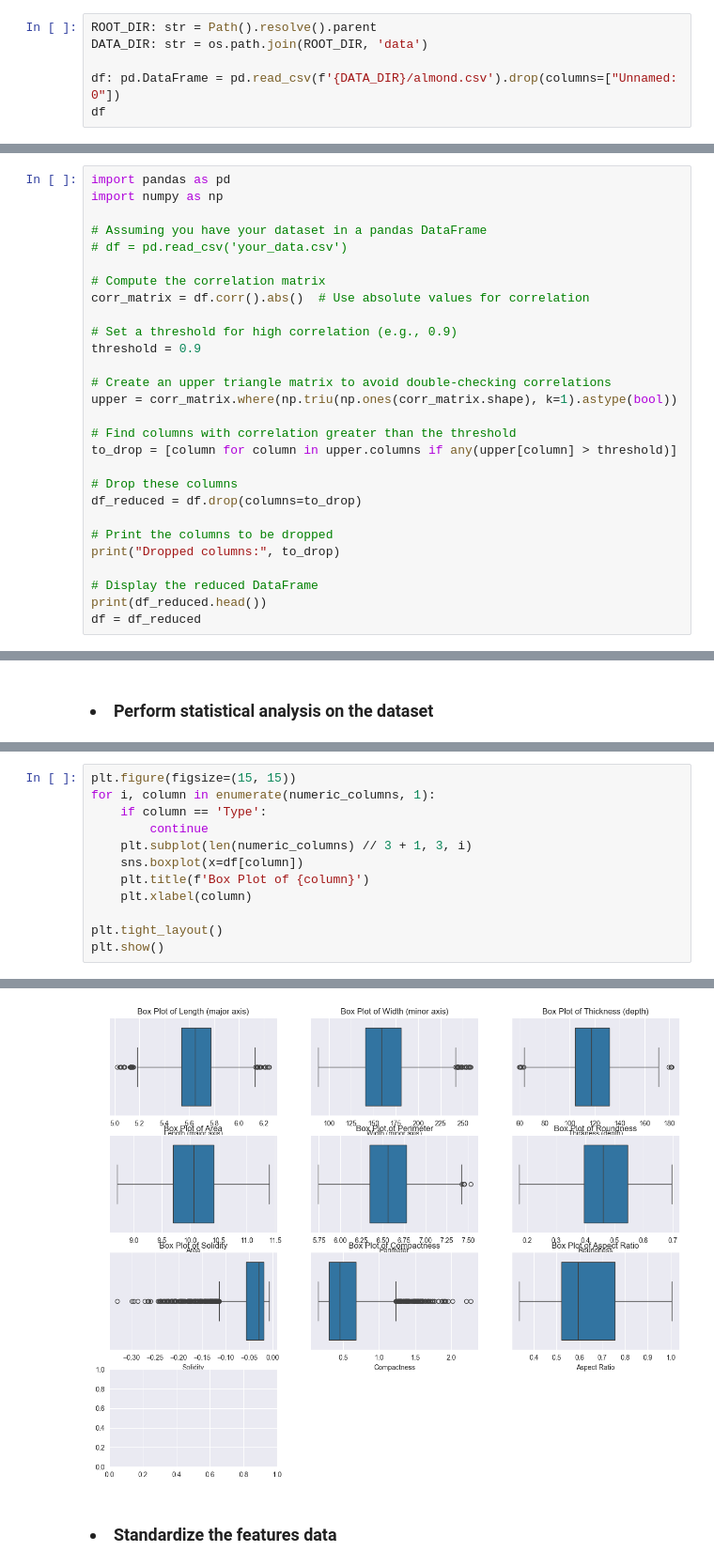
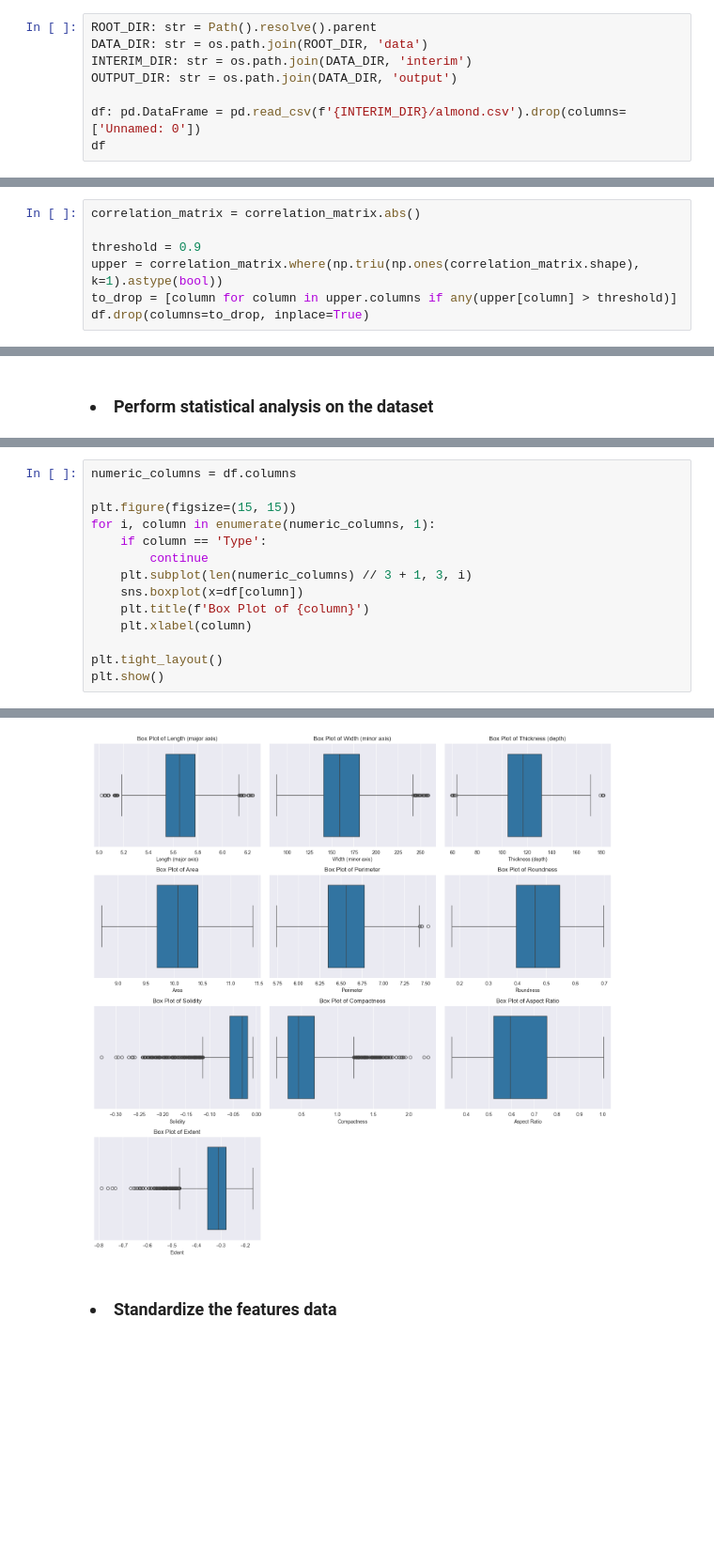
Before and after one commit to idzingirai/hybrid-learning-in-neural-networks-for-almond-classification, a Jupyter notebook: notebook/u20536951.ipynb, the cells around one changed output, grey strips where cells are left out. Shown at 94% size. Saved outputs shown, nothing was run; the diff lists cells and outputs as text; blank space fills up the shorter version.

```diff
--- a/notebook/u20536951.ipynb
+++ b/notebook/u20536951.ipynb
@@ -113,8 +118,10 @@ Using cuda device
 # %%
 ROOT_DIR: str = Path().resolve().parent
 DATA_DIR: str = os.path.join(ROOT_DIR, 'data')
+INTERIM_DIR: str = os.path.join(DATA_DIR, 'interim')
+OUTPUT_DIR: str = os.path.join(DATA_DIR, 'output')
 
-df: pd.DataFrame = pd.read_csv(f'{DATA_DIR}/almond.csv').drop(columns=["Unnamed: 0"])
+df: pd.DataFrame = pd.read_csv(f'{INTERIM_DIR}/almond.csv').drop(columns=['Unnamed: 0'])
 df
 # %% [output]
 |  | Length (major axis) | Width (minor axis) | Thickness (depth) | Area | Perimeter | Roundness | Solidity | ... |
@@ -378,28 +375,7 @@ plt.show()
 # %%
-import pandas as pd
-import numpy as np
+correlation_matrix = correlation_matrix.abs()
 
-# Assuming you have your dataset in a pandas DataFrame
-# df = pd.read_csv('your_data.csv')
-
-# Compute the correlation matrix
-corr_matrix = df.corr().abs()  # Use absolute values for correlation
-
-# Set a threshold for high correlation (e.g., 0.9)
 threshold = 0.9
-
-# Create an upper triangle matrix to avoid double-checking correlations
-upper = corr_matrix.where(np.triu(np.ones(corr_matrix.shape), k=1).astype(bool))
-
-# Find columns with correlation greater than the threshold
+upper = correlation_matrix.where(np.triu(np.ones(correlation_matrix.shape), k=1).astype(bool))
 to_drop = [column for column in upper.columns if any(upper[column] > threshold)]
-
-# Drop these columns
-df_reduced = df.drop(columns=to_drop)
-
-# Print the columns to be dropped
-print("Dropped columns:", to_drop)
-
-# Display the reduced DataFrame
-print(df_reduced.head())
-df = df_reduced
+df.drop(columns=to_drop, inplace=True)
@@ -438,6 +399,8 @@ df.describe().T
 | Extent | 2800.0 | -0.324343 | 0.069056 | -0.788474 | -0.353981 | -0.309548 | -0.277608 | -0.167458 |
 | Type | 2800.0 | 1.004286 | 0.818234 | 0.000000 | 0.000000 | 1.000000 | 2.000000 | 2.000000 |
 # %%
+numeric_columns = df.columns
+
 plt.figure(figsize=(15, 15))
 for i, column in enumerate(numeric_columns, 1):
     if column == 'Type':
@@ -454,4 +416,4 @@ KeyError: 'Eccentricity'
-[figure, old version]
+[figure, new version]
 # %% [markdown]
 <h3><li>Standardize the features data</li></h3>
 # %%
```
Also changed, not shown: parts of 13 cells of this notebook, 14 other files.
